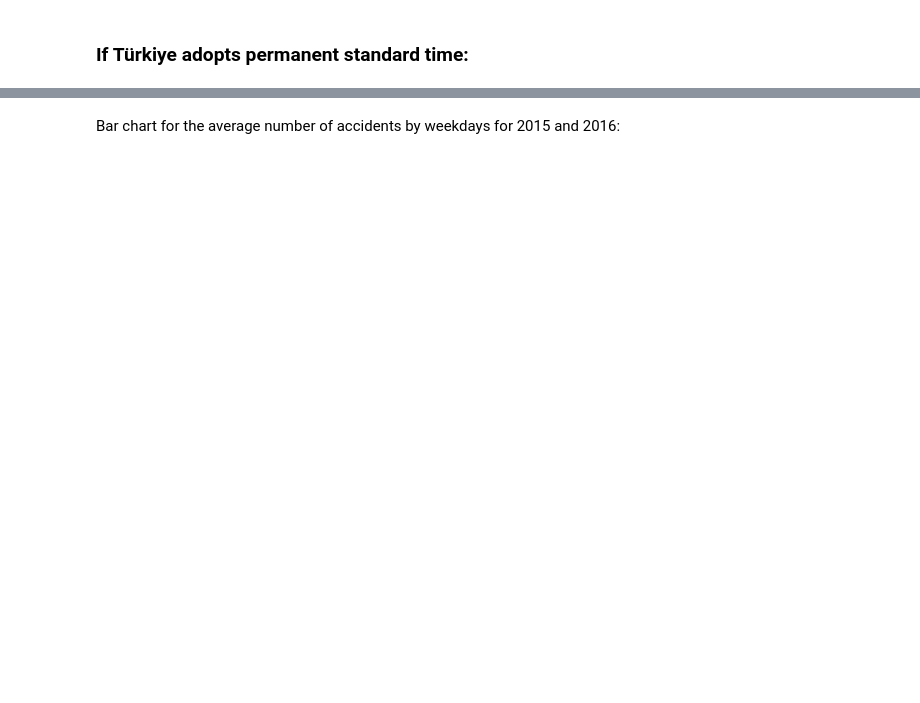
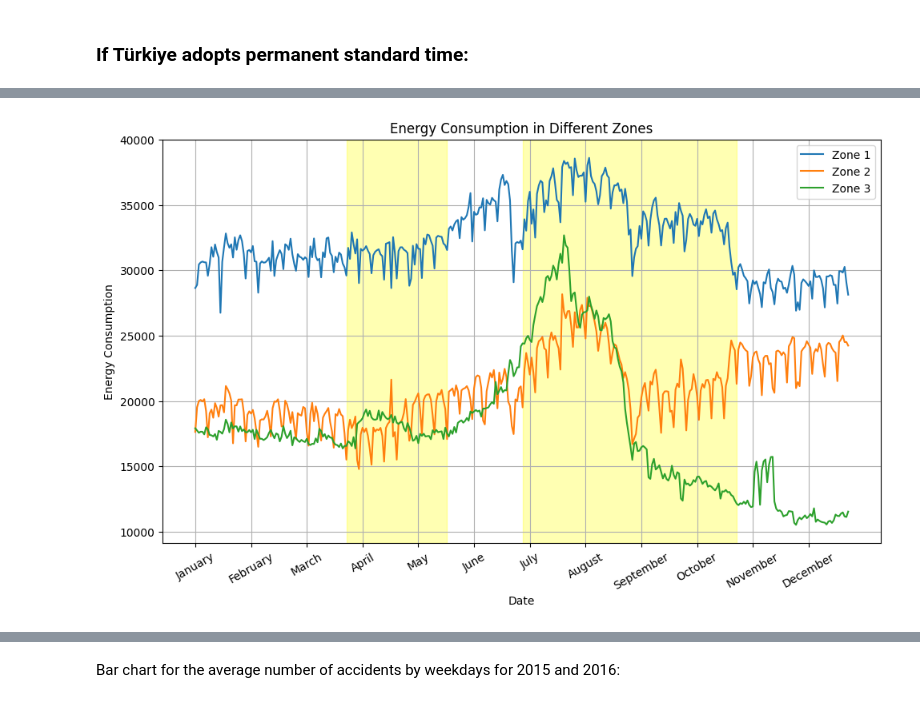
Before and after one commit to FlyinHedgehog/dst-impact-analysis, a Jupyter notebook: dst_impact_analysis.ipynb, the cells around one changed output, grey strips where cells are left out. Saved outputs shown, nothing was run; the diff lists cells and outputs as text; code cells hidden in the pictures; blank space fills up the shorter version.

```diff
--- a/dst_impact_analysis.ipynb
+++ b/dst_impact_analysis.ipynb
@@ -447,0 +511,19 @@ plt.show()
+# %%
+tetouan_dir = "data/tetouan/electric-consumption-tetouan.csv"
+tetouan_df = pd.read_csv(tetouan_dir)
+
+tetouan_df = tetouan_df[0::6].reset_index(drop=True)
+tetouan_df['Datetime'] = pd.to_datetime(tetouan_df['Datetime'])
+tetouan_df['TotalConsumption'] = tetouan_df[['PowerConsumption_Zone1', 'PowerConsumption_Zone2', 'PowerConsumption_Zone3']].sum(axis=1)
+# %%
+dst1_start = datetime.date(2017, 3, 26)
+dst1_end = datetime.date(2017, 5, 21)
+dst2_start = datetime.date(2017, 7, 2)
+dst2_end = datetime.date(2017, 10, 29)
+
+tetouan_df['dst'] = 0
+
+tetouan_df.loc[(tetouan_df['Datetime'].dt.date >= dst1_start) & (tetouan_df['Datetime'].dt.date <= dst1_end), 'dst'] = 1
+tetouan_df.loc[(tetouan_df['Datetime'].dt.date >= dst2_start) & (tetouan_df['Datetime'].dt.date <= dst2_end), 'dst'] = 1
+
+tetouan_df
@@ -447,0 +544,35 @@ plt.show()
+# %%
+day_count = len(tetouan_df) // 24
+
+daily_avg_zone1 = tetouan_df['PowerConsumption_Zone1'].values.reshape(day_count, 24).mean(axis=1)
+daily_avg_zone2 = tetouan_df['PowerConsumption_Zone2'].values.reshape(day_count, 24).mean(axis=1)
+daily_avg_zone3 = tetouan_df['PowerConsumption_Zone3'].values.reshape(day_count, 24).mean(axis=1)
+
+plt.figure(figsize=(10, 6))
+ax = plt.gca()
+
+plt.plot(np.arange(day_count), daily_avg_zone1, label='Zone 1')
+plt.plot(np.arange(day_count), daily_avg_zone2, label='Zone 2')
+plt.plot(np.arange(day_count), daily_avg_zone3, label='Zone 3')
+
+plt.xlabel('Date')
+plt.ylabel('Energy Consumption')
+plt.title('Energy Consumption in Different Zones')
+plt.legend()
+plt.grid(True)
+plt.tight_layout()
+
+ax.set_xticks(np.arange(0, day_count, step=31))
+ax.set_xticklabels(calendar.month_name[1:], rotation=30)
+
+time_changes = [("2017-03-26 02:00:00", "2017-05-21 03:00:00"),
+                ("2017-07-02 02:00:00", "2017-10-29 03:00:00")]
+
+for start_date, end_date in time_changes:
+    start_index = tetouan_df[tetouan_df['Datetime'] == start_date].index[0] // 24
+    end_index = tetouan_df[tetouan_df['Datetime'] == end_date].index[0] // 24
+    ax.axvspan(start_index, end_index, color='yellow', alpha=0.3)
+
+plt.show()
+# %% [output]
+[figure, added]
```
Also changed, not shown: parts of 55 cells of this notebook, 10 other files.
